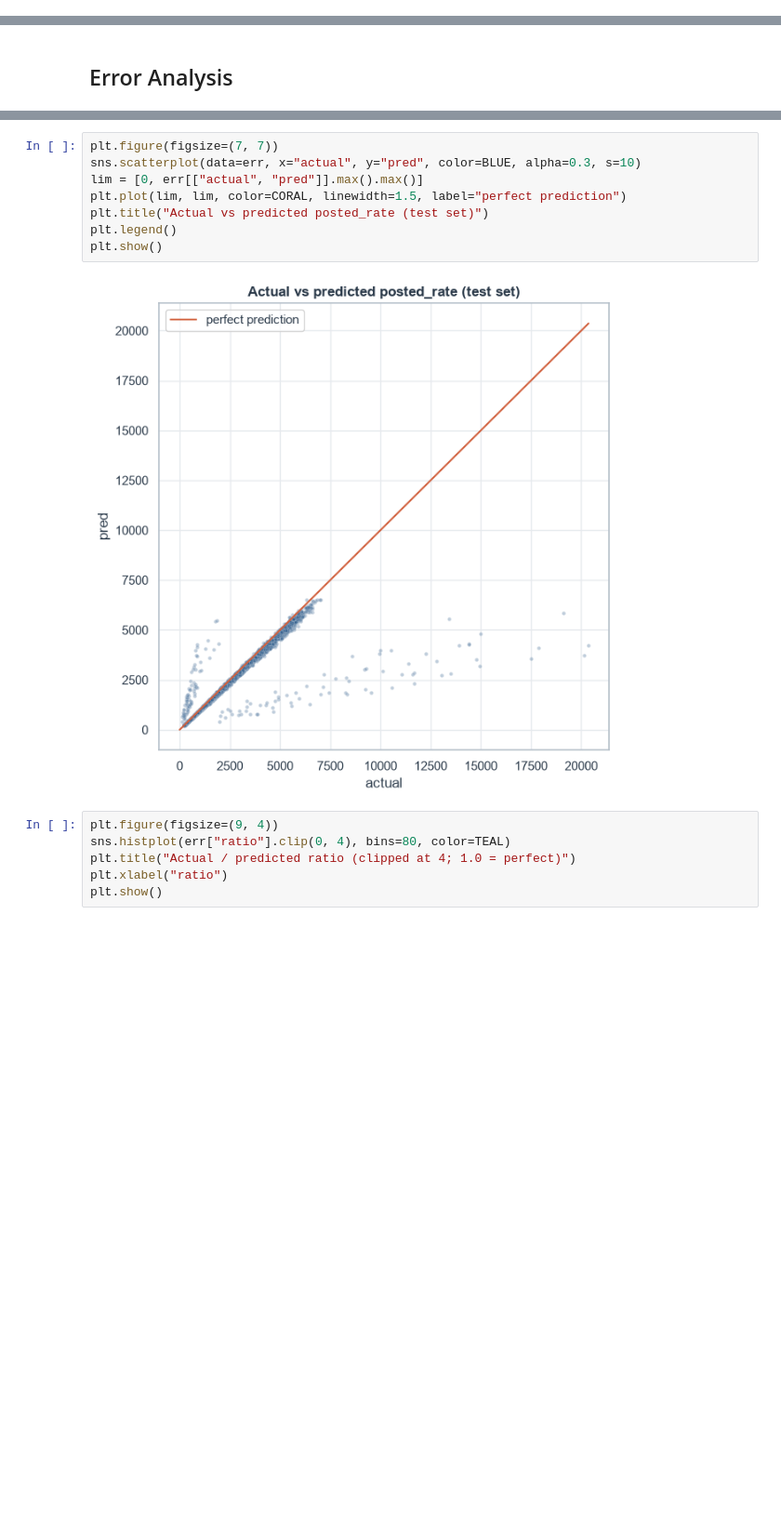
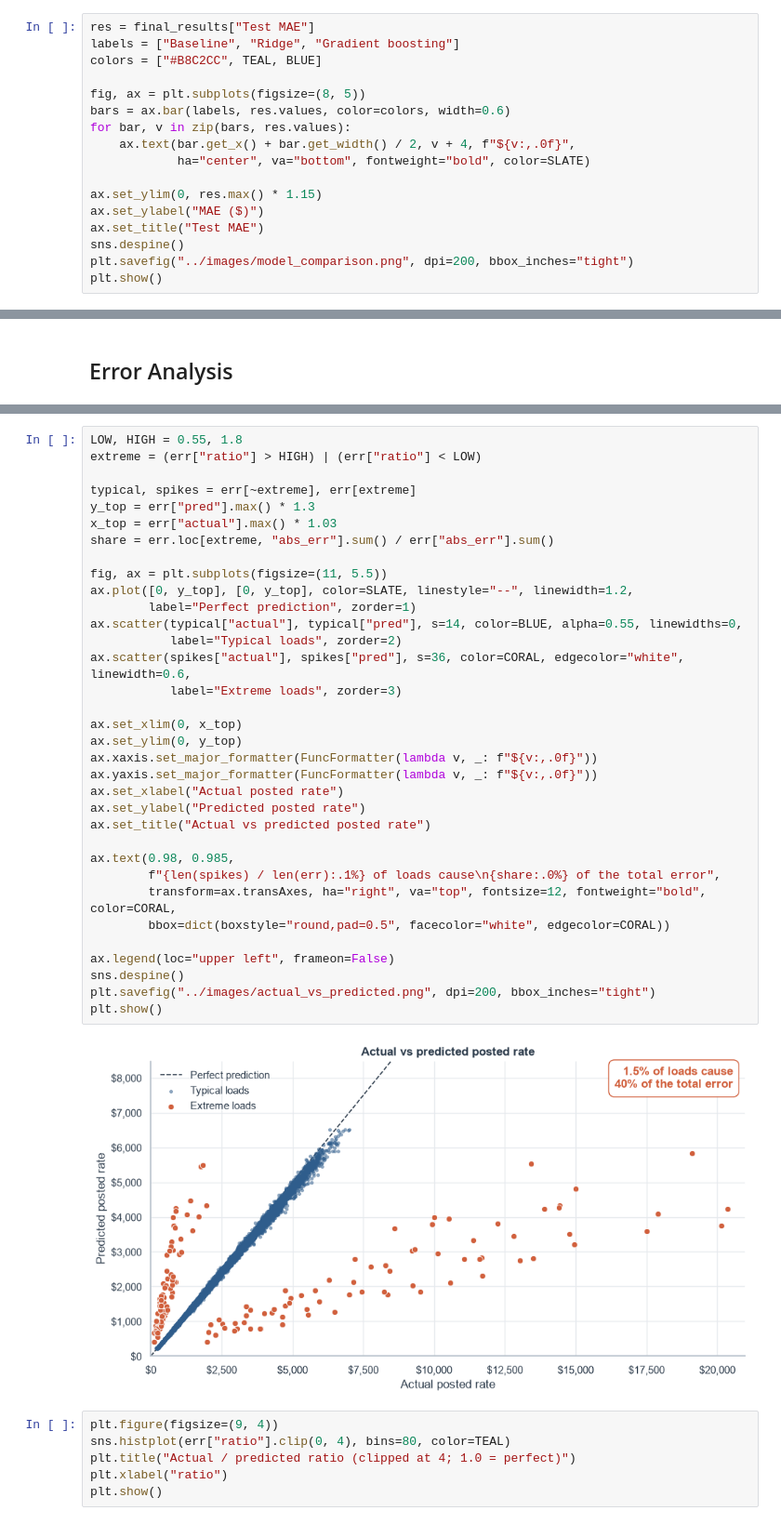
Before and after one commit to AdrianeJone/freight-rate-forecasting, a Jupyter notebook: notebooks/02_modeling.ipynb, the cells around one changed output, grey strips where cells are left out. Shown at 93% size. Drawn from its saved outputs; the diff is of its cells as text; blank space fills up the shorter version.

```diff
--- a/notebooks/02_modeling.ipynb
+++ b/notebooks/02_modeling.ipynb
@@ -359,3 +372,20 @@ final_results.round(2)
 | Baseline (rate/mile) | 233.61 | 204.26 | 229.10 | 670.66 | 10.49 | 9.58 | 0.81 |
 | Ridge (tuned) | 100.16 | 115.22 | 165.23 | 650.38 | 7.07 | 6.91 | 0.82 |
 | HistGradientBoosting (tuned) | 82.15 | 122.70 | 141.52 | 643.22 | 6.03 | 5.92 | 0.82 |
+# %%
+res = final_results["Test MAE"]
+labels = ["Baseline", "Ridge", "Gradient boosting"]
+colors = ["#B8C2CC", TEAL, BLUE]
+
+fig, ax = plt.subplots(figsize=(8, 5))
+bars = ax.bar(labels, res.values, color=colors, width=0.6)
+for bar, v in zip(bars, res.values):
+    ax.text(bar.get_x() + bar.get_width() / 2, v + 4, f"${v:,.0f}",
+            ha="center", va="bottom", fontweight="bold", color=SLATE)
+
+ax.set_ylim(0, res.max() * 1.15)
+ax.set_ylabel("MAE ($)")
+ax.set_title("Test MAE")
+sns.despine()
+plt.savefig("../images/model_comparison.png", dpi=200, bbox_inches="tight")
+plt.show()
@@ -379,15 +411,41 @@ err.describe().T.round(2)
 | pct_err | 9523.0 | 6.027652 | 0.00139 | 2.031708 | 3.472393 | 5.01438 | 452.524384 | 24.222964 |
 | ratio | 9523.0 | 1.050863 | 0.180987 | 1.019601 | 1.035178 | 1.05198 | 5.381835 | 0.251697 |
 # %%
-plt.figure(figsize=(7, 7))
-sns.scatterplot(data=err, x="actual", y="pred", color=BLUE, alpha=0.3, s=10)
-lim = [0, err[["actual", "pred"]].max().max()]
-plt.plot(lim, lim, color=CORAL, linewidth=1.5, label="perfect prediction")
-plt.title("Actual vs predicted posted_rate (test set)")
-plt.legend()
+LOW, HIGH = 0.55, 1.8
+extreme = (err["ratio"] > HIGH) | (err["ratio"] < LOW)
+
+typical, spikes = err[~extreme], err[extreme]
+y_top = err["pred"].max() * 1.3
+x_top = err["actual"].max() * 1.03
+share = err.loc[extreme, "abs_err"].sum() / err["abs_err"].sum()
+
+fig, ax = plt.subplots(figsize=(11, 5.5))
+ax.plot([0, y_top], [0, y_top], color=SLATE, linestyle="--", linewidth=1.2,
+        label="Perfect prediction", zorder=1)
+ax.scatter(typical["actual"], typical["pred"], s=14, color=BLUE, alpha=0.55, linewidths=0,
+           label="Typical loads", zorder=2)
+ax.scatter(spikes["actual"], spikes["pred"], s=36, color=CORAL, edgecolor="white", linewidth=0.6,
+           label="Extreme loads", zorder=3)
+
+ax.set_xlim(0, x_top)
+ax.set_ylim(0, y_top)
+ax.xaxis.set_major_formatter(FuncFormatter(lambda v, _: f"${v:,.0f}"))
+ax.yaxis.set_major_formatter(FuncFormatter(lambda v, _: f"${v:,.0f}"))
+ax.set_xlabel("Actual posted rate")
+ax.set_ylabel("Predicted posted rate")
+ax.set_title("Actual vs predicted posted rate")
+
+ax.text(0.98, 0.985,
+        f"{len(spikes) / len(err):.1%} of loads cause\n{share:.0%} of the total error",
+        transform=ax.transAxes, ha="right", va="top", fontsize=12, fontweight="bold", color=CORAL,
+        bbox=dict(boxstyle="round,pad=0.5", facecolor="white", edgecolor=CORAL))
+
+ax.legend(loc="upper left", frameon=False)
+sns.despine()
+plt.savefig("../images/actual_vs_predicted.png", dpi=200, bbox_inches="tight")
 plt.show()
 # %% [output]
-[figure, old version]
+[figure, new version]
 # %%
 plt.figure(figsize=(9, 4))
 sns.histplot(err["ratio"].clip(0, 4), bins=80, color=TEAL)
```
Also changed, not shown: parts of 6 cells of this notebook, 5 other files.
